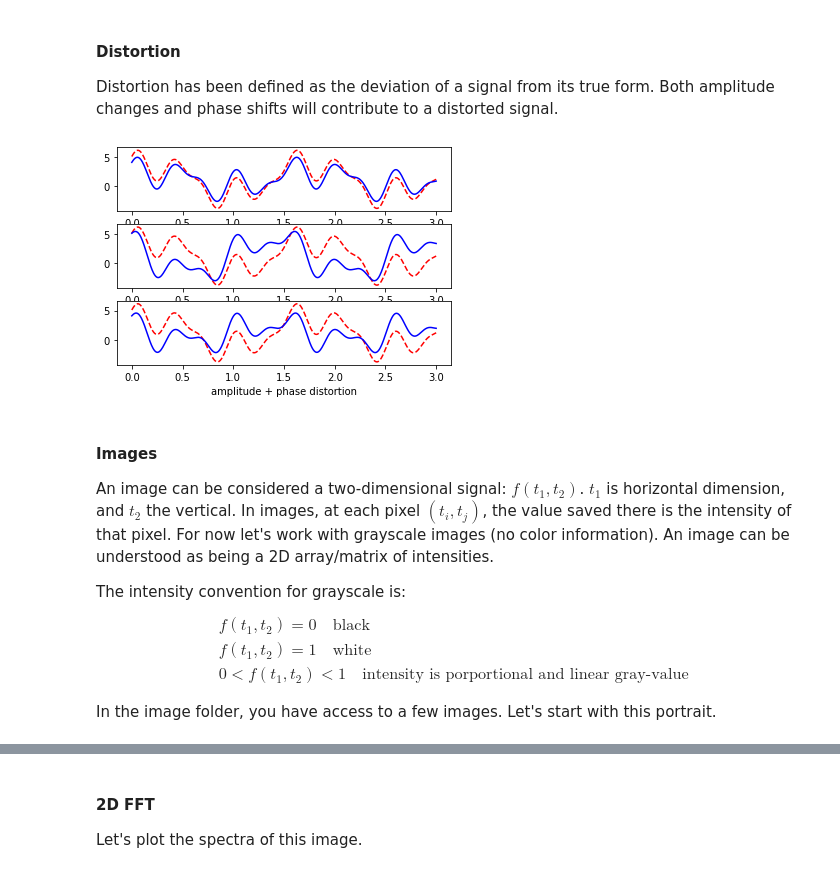
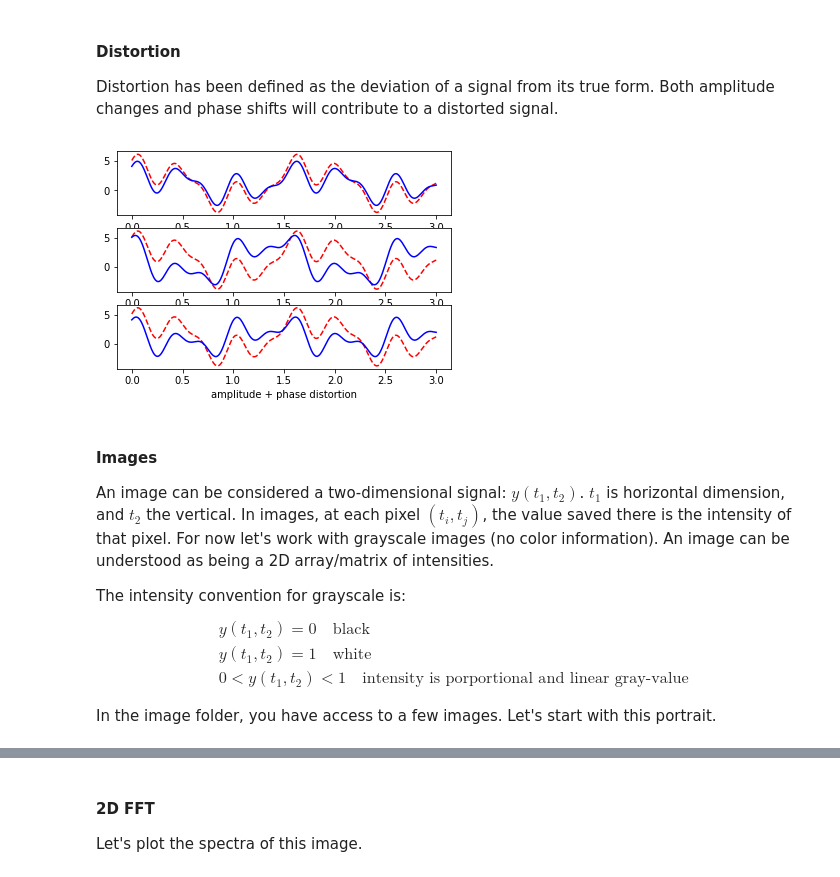
Before and after one commit to bardet/GWU-MAE3120_2020, a Jupyter notebook: Lectures/03_FourierAnalysis.ipynb, the cells around one changed output, grey strips where cells are left out. Cells and saved outputs as stored; diff of their text form; code cells hidden in the pictures.

```diff
--- a/Lectures/03_FourierAnalysis.ipynb
+++ b/Lectures/03_FourierAnalysis.ipynb
@@ -542,37 +592,37 @@ Distortion has been defined as the deviation of a signal from its true form.  Bo
 # %%
 t = numpy.linspace(0,3,num=601)
 # original function
-f_t0 = 1.2 + 2.0 *numpy.cos(4*t) + 2.0*numpy.sin(4*t) + 1.9 *numpy.cos(12*t) + 1.2 *numpy.sin(20*t)
+y_t0 = 1.2 + 2.0 *numpy.cos(4*t) + 2.0*numpy.sin(4*t) + 1.9 *numpy.cos(12*t) + 1.2 *numpy.sin(20*t)
 #distortion of the amplitude of first harmonic
-f_t1 = 1.2 + 1.0 *numpy.cos(4*t) + 1.0*numpy.sin(4*t) + 1.9 *numpy.cos(12*t) + 1.2 *numpy.sin(20*t)
+y_t1 = 1.2 + 1.0 *numpy.cos(4*t) + 1.0*numpy.sin(4*t) + 1.9 *numpy.cos(12*t) + 1.2 *numpy.sin(20*t)
 #distortion of the phase of first harmonic
-f_t2 = 1.2 + 2.0 *numpy.cos(4*t+numpy.pi/2) + 2.0*numpy.sin(4*t+numpy.pi/2) + 1.9 *numpy.cos(12*t) + 1.2 *numpy.sin(20*t)
+y_t2 = 1.2 + 2.0 *numpy.cos(4*t+numpy.pi/2) + 2.0*numpy.sin(4*t+numpy.pi/2) + 1.9 *numpy.cos(12*t) + 1.2 *numpy.sin(20*t)
 #distortion of the phase of first harmonic
-f_t3 = 1.2 + 1.0 *numpy.cos(4*t+numpy.pi/2) + 1.0*numpy.sin(4*t+numpy.pi/2) + 1.9 *numpy.cos(12*t) + 1.2 *numpy.sin(20*t)
+y_t3 = 1.2 + 1.0 *numpy.cos(4*t+numpy.pi/2) + 1.0*numpy.sin(4*t+numpy.pi/2) + 1.9 *numpy.cos(12*t) + 1.2 *numpy.sin(20*t)
 
 fig, ax = pyplot.subplots(3, 1)
-ax[0].plot(t,f_t0,'r--')
-ax[0].plot(t,f_t1,'b-')
+ax[0].plot(t,y_t0,'r--')
+ax[0].plot(t,y_t1,'b-')
 ax[0].set_xlabel('amplitude distortion')
 
-ax[1].plot(t,f_t0,'r--')
-ax[1].plot(t,f_t2,'b-')
+ax[1].plot(t,y_t0,'r--')
+ax[1].plot(t,y_t2,'b-')
 ax[1].set_xlabel('phase distortion')
 
-ax[2].plot(t,f_t0,'r--')
-ax[2].plot(t,f_t3,'b-')
+ax[2].plot(t,y_t0,'r--')
+ax[2].plot(t,y_t3,'b-')
 ax[2].set_xlabel('amplitude + phase distortion');
 # %% [output]
-[figure, old version]
+[figure, new version]
 # %% [markdown]
 #### Images
-An image can be considered a two-dimensional signal: $f(t_1,t_2)$. $t_1$ is horizontal dimension, and $t_2$ the vertical. In images, at each pixel $(t_i,t_j)$, the value saved there is the intensity of that pixel.  For now let's work with grayscale images (no color information).  An image can be understood as being a 2D array/matrix of intensities.
+An image can be considered a two-dimensional signal: $y(t_1,t_2)$. $t_1$ is horizontal dimension, and $t_2$ the vertical. In images, at each pixel $(t_i,t_j)$, the value saved there is the intensity of that pixel.  For now let's work with grayscale images (no color information).  An image can be understood as being a 2D array/matrix of intensities.
 
 The intensity convention for grayscale is:
 \begin{align*}
-& f(t_1,t_2) = 0 \quad \text{black} \\
-& f(t_1,t_2) = 1 \quad \text{white} \\
-& 0 < f(t_1,t_2) < 1 \quad \text{intensity is porportional and linear gray-value}
+& y(t_1,t_2) = 0 \quad \text{black} \\
+& y(t_1,t_2) = 1 \quad \text{white} \\
+& 0 < y(t_1,t_2) < 1 \quad \text{intensity is porportional and linear gray-value}
 \end{align*}
 
 In the image folder, you have access to a few images. Let's start with this portrait.
```
Also changed, not shown: parts of 34 cells of this notebook.
